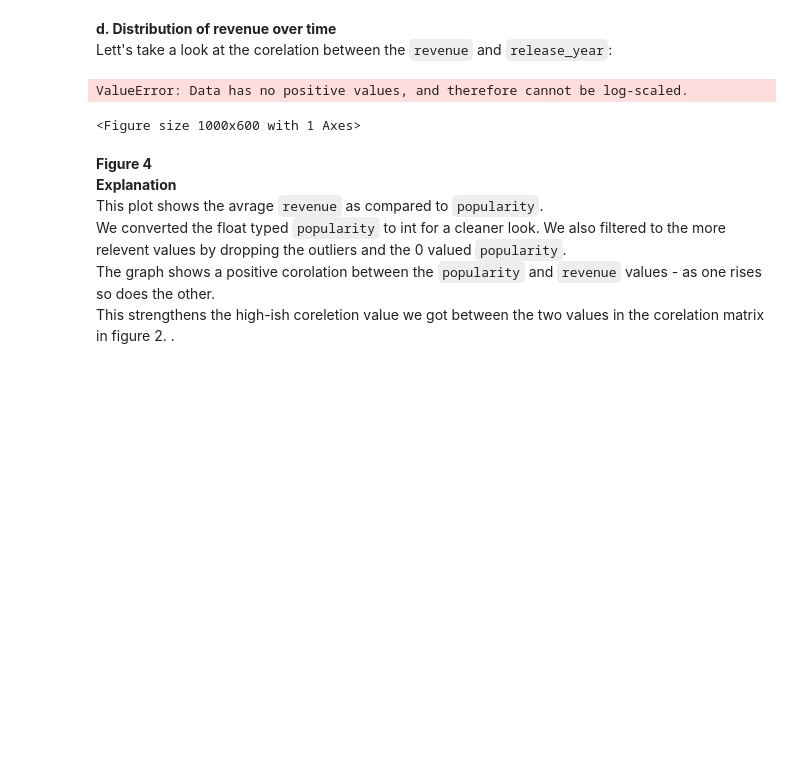
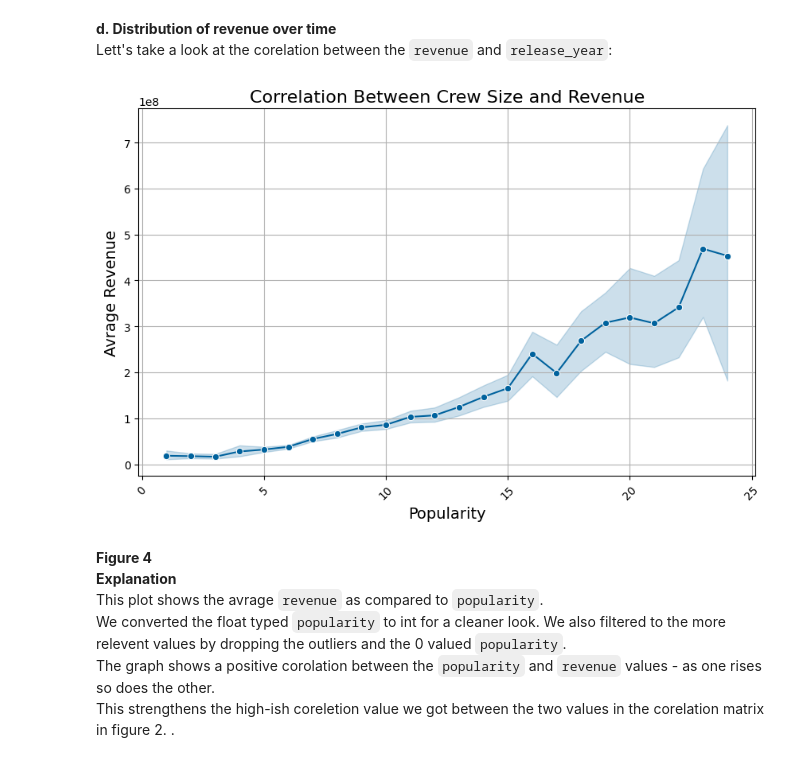
Before and after one commit to Tal144155/DTS_Project, a Jupyter notebook: TDS_Project_p1_b.ipynb, the cells around one changed output. Cells and saved outputs as stored; diff of their text form; code cells hidden in the pictures; blank space fills up the shorter version.

```diff
--- a/TDS_Project_p1_b.ipynb
+++ b/TDS_Project_p1_b.ipynb
@@ -480,28 +480,25 @@ Lett's take a look at the corelation between the `revenue` and `release_year`:
 avg_by_pop = dataset.groupby('popularity')['revenue'].mean().reset_index()
 
 avg_by_pop['popularity'] = avg_by_pop['popularity'].apply(
-    lambda x: ast.literal_eval(x) if pd.notnull(x) and isinstance(x, str) else 101.0
+    lambda x: int(x) if pd.notnull(x) else 101.0
 )
 # %%
 avg_by_pop['popularity'] = avg_by_pop['popularity'].apply(
-    lambda x: int(x) if int(x) < 20 else 0
+    lambda x: int(x) if int(x) < 25 else 0
 )
-filtered_df = avg_by_pop[(avg_by_pop['popularity'] < 20) & (avg_by_pop['popularity'] > 0) ]
-
-# avg_by_pop['popularity'] = avg_by_pop[avg_by_pop['popularity'] >0 ]
+filtered_df = avg_by_pop[(avg_by_pop['popularity'] < 25) & (avg_by_pop['popularity'] > 0) ]
 # %%
 plt.figure(figsize=(10, 6))
 sns.lineplot(data=filtered_df, x='popularity', y='revenue', marker='o', color = '#00629d')
-plt.yscale('log')
+# plt.yscale('log')
 plt.title('Correlation Between Crew Size and Revenue', fontsize=16)
 plt.xlabel('Popularity', fontsize=14)
 plt.ylabel('Avrage Revenue', fontsize=14)
 plt.xticks(rotation=45)
 plt.grid(True)
 plt.show()
 # %% [output]
-ValueError: Data has no positive values, and therefore cannot be log-scaled.
-<Figure size 1000x600 with 1 Axes>
+[figure, added]
 # %% [markdown]
 **Figure 4**<br>
 **Explanation**<br>
```
Also changed, not shown: parts of 8 cells of this notebook, 1 other file.
